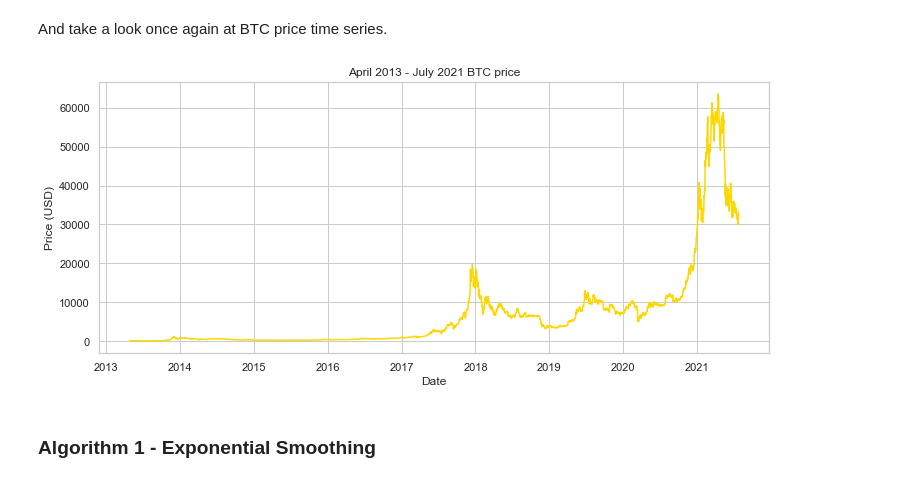
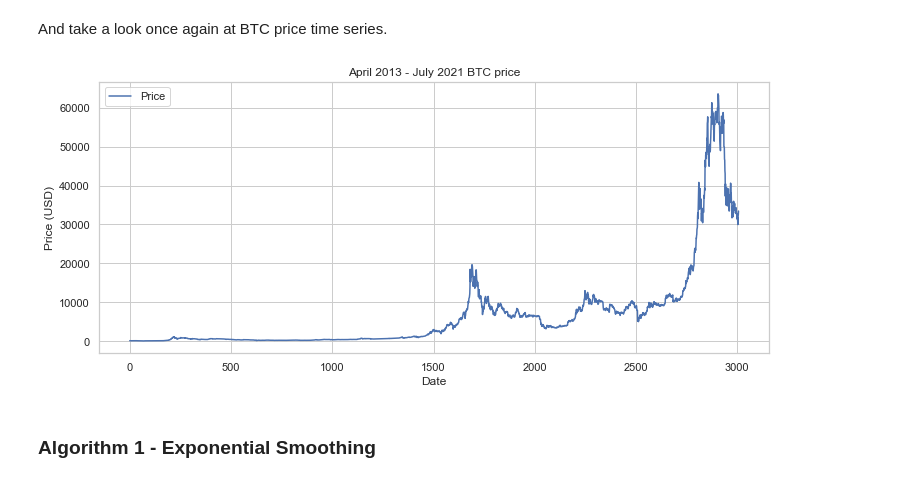
Before and after one commit to igorverevkin1992/Predicting-Bitcoin-Price, a Jupyter notebook: MOD/Modeling_1.ipynb, the cells around one changed output. Cells and saved outputs as stored; diff of their text form; code cells hidden in the pictures.

```diff
--- a/MOD/Modeling_1.ipynb
+++ b/MOD/Modeling_1.ipynb
@@ -44,9 +44,8 @@ pd.options.display.float_format = "{:.3f}".format
 # %% [markdown]
 First, let's import the data we saved in the previous step. We will use it for our analysis.
 # %%
-df = pd.read_pickle('../PTDD/df.pkl')
 train = np.load('../PTDD/train.npy')
 test = np.load('../PTDD/test.npy')
-btc = pd.read_pickle('../EDA/btc.pkl')
+btc = pd.read_pickle('../PTDD/btc.pkl')
 btc_val = np.load('../PTDD/btc_val.npy')
 btc_price = btc['Price']
@@ -59,13 +74,13 @@ Test set observations: 30
 # %% [markdown]
 And take a look once again at BTC price time series.
 # %%
-sns.lineplot(data=btc, x='Date', y='Price', color='Gold')
+sns.lineplot(data=btc[['Date', 'Price']])
 plt.title(f'April 2013 - July 2021 BTC price')
 plt.xlabel('Date')
 plt.ylabel('Price (USD)')
 plt.show();
 # %% [output]
-[figure, old version]
+[figure, new version]
 # %% [markdown]
 ### Algorithm 1 - Exponential Smoothing
 # %% [markdown]
```
Also changed, not shown: parts of 11 cells of this notebook, 58 other files.
